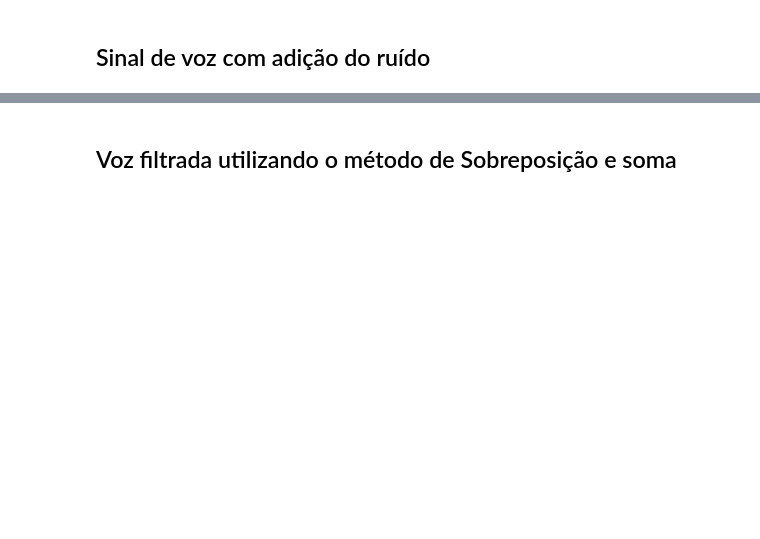
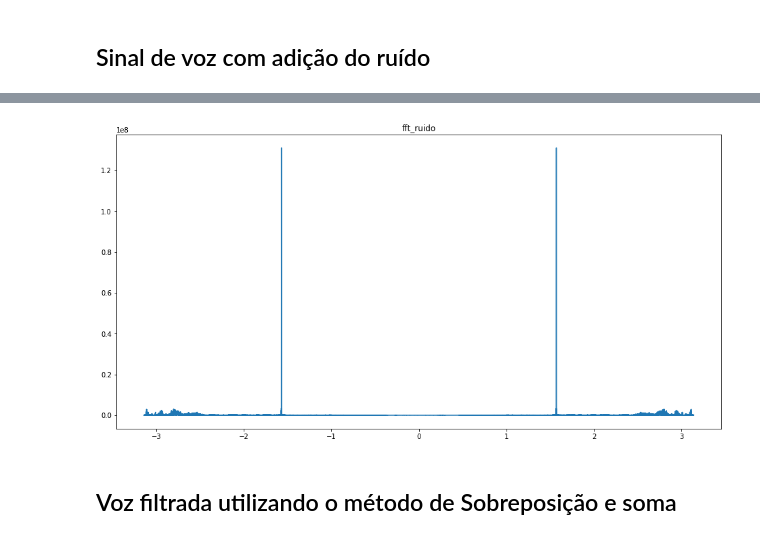
Before and after one commit to ruteee/ConvolucaoFrequencia, a Jupyter notebook: Trabalho pds.ipynb, the cells around one changed output, grey strips where cells are left out. Saved outputs shown, nothing was run; the diff lists cells and outputs as text; code cells hidden in the pictures; blank space fills up the shorter version.

```diff
--- a/Trabalho pds.ipynb
+++ b/Trabalho pds.ipynb
@@ -238,6 +258,12 @@ voz_com_ruido = data_rute+0.1*data_ruido
 ipd.Audio(voz_com_ruido, rate=8000)
 # %% [output]
 [interactive output not drawn]
+# %%
+voz_com_ruido_add = complete_zeros(calcular_numero_de_zeros(voz_com_ruido), voz_com_ruido)
+x = np.linspace(-np.pi,np.pi, len(voz_com_ruido_add))
+plot(np.absolute(fft(1, len(voz_com_ruido_add),voz_com_ruido_add)), 'fft_ruido', x)
+# %% [output]
+[figure, added]
 # %% [markdown]
 ## Voz filtrada utilizando o método de Sobreposição e soma
 # %%
```
Also changed, not shown: parts of 29 cells of this notebook.
